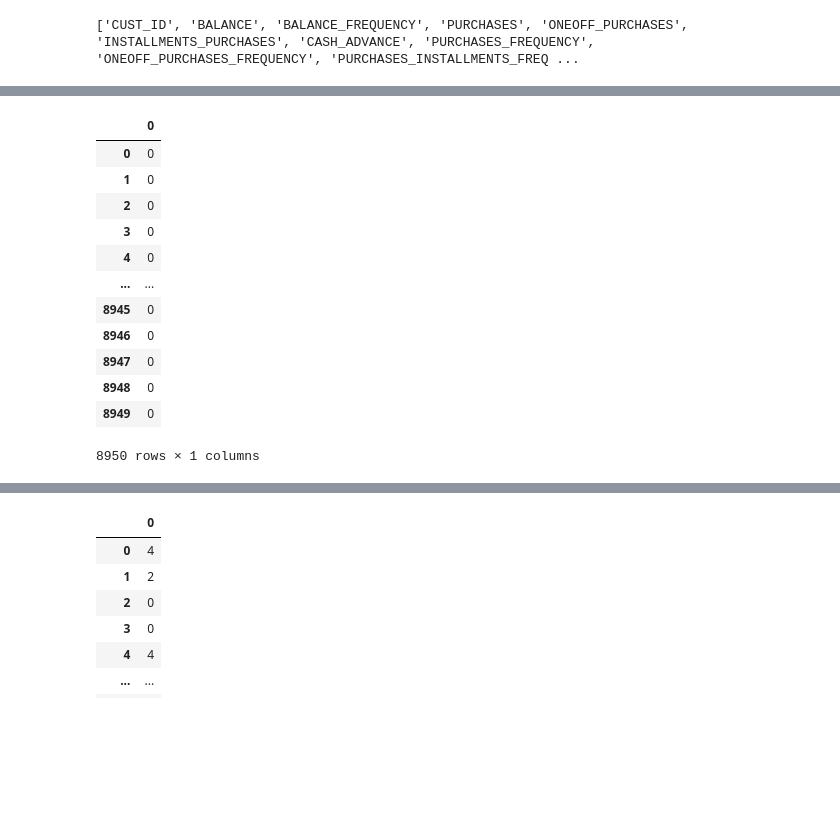
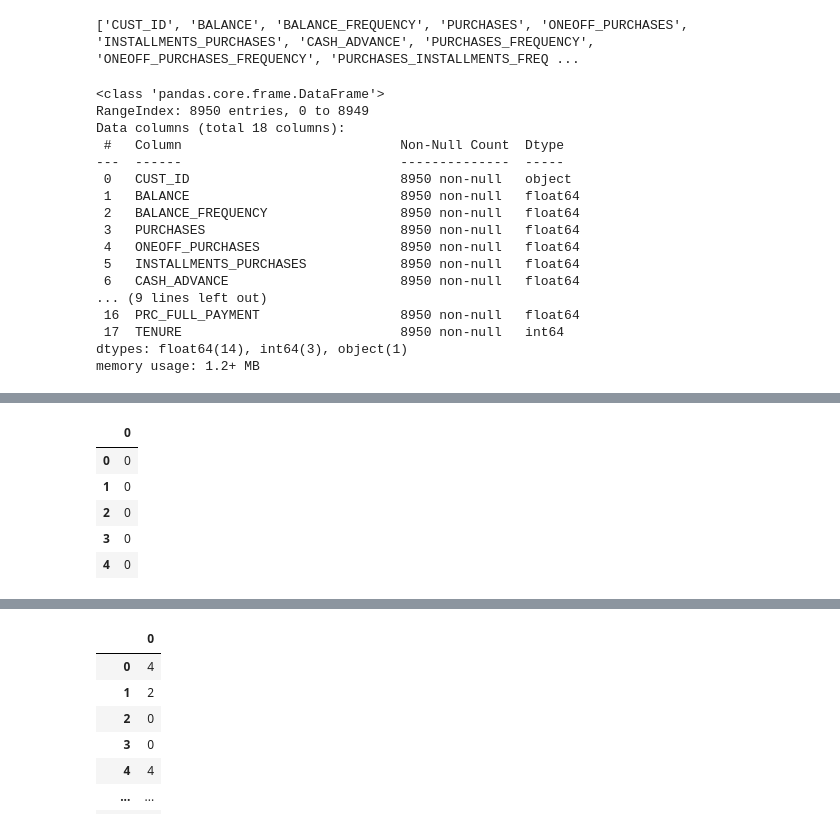
Before and after one commit to isahaji/clustering, a Jupyter notebook: main.ipynb, the cells around one changed output, grey strips where cells are left out. Drawn from its saved outputs; the diff is of its cells as text; code cells hidden in the pictures; blank space fills up the shorter version.

```diff
--- a/main.ipynb
+++ b/main.ipynb
@@ -13,7 +41,26 @@ from sklearn.cluster import KMeans
 # %%
 df = pd.read_csv("cc.csv")
+print(list(df.columns))
+# %% [output]
+['CUST_ID', 'BALANCE', 'BALANCE_FREQUENCY', 'PURCHASES', 'ONEOFF_PURCHASES', 'INSTALLMENTS_PURCHASES', 'CASH_ADVANCE', 'PURCHASES_FREQUENCY', 'ONEOFF_PURCHASES_FREQUENCY', 'PURCHASES_INSTALLMENTS_FREQ ...
-# %%
-print(list(df.columns))
-# %% [output]
-['CUST_ID', 'BALANCE', 'BALANCE_FREQUENCY', 'PURCHASES', 'ONEOFF_PURCHASES', 'INSTALLMENTS_PURCHASES', 'CASH_ADVANCE', 'PURCHASES_FREQUENCY', 'ONEOFF_PURCHASES_FREQUENCY', 'PURCHASES_INSTALLMENTS_FREQ ...
+# %%
+df.info()
+# %% [output]
+<class 'pandas.core.frame.DataFrame'>
+RangeIndex: 8950 entries, 0 to 8949
+Data columns (total 18 columns):
+ #   Column                            Non-Null Count  Dtype
+---  ------                            --------------  -----
+ 0   CUST_ID                           8950 non-null   object
+ 1   BALANCE                           8950 non-null   float64
+ 2   BALANCE_FREQUENCY                 8950 non-null   float64
+ 3   PURCHASES                         8950 non-null   float64
+ 4   ONEOFF_PURCHASES                  8950 non-null   float64
+ 5   INSTALLMENTS_PURCHASES            8950 non-null   float64
+ 6   CASH_ADVANCE                      8950 non-null   float64
+... (9 lines left out)
+ 16  PRC_FULL_PAYMENT                  8950 non-null   float64
+ 17  TENURE                            8950 non-null   int64
+dtypes: float64(14), int64(3), object(1)
+memory usage: 1.2+ MB
 # %%
@@ -33,26 +79,18 @@ df.describe()
 | 75% | 2054.140036 | 1.000000 | 1110.130000 | 577.405000 | 468.637500 | 1113.821139 | ... |
 | max | 19043.138560 | 1.000000 | 49039.570000 | 40761.250000 | 22500.000000 | 47137.211760 | ... |
 # %%
-df = df.drop("CUST_ID", axis=1)
-model=AgglomerativeClustering(n_clusters=5, affinity='euclidean', linkage='complete')
+model=AgglomerativeClustering( affinity='euclidean', linkage='complete')
 clust_labels=model.fit_predict(df)
 # %%
 agglomerative=pd.DataFrame(clust_labels)
-agglomerative
+agglomerative.head()
 # %% [output]
 |  | 0 |
 | 0 | 0 |
 | 1 | 0 |
 | 2 | 0 |
 | 3 | 0 |
 | 4 | 0 |
-| ... | ... |
-| 8945 | 0 |
-| 8946 | 0 |
-| 8947 | 0 |
-| 8948 | 0 |
-| 8949 | 0 |
-8950 rows × 1 columns
 # %%
 fig =plt.figure()
 ax = fig.add_subplot(111)
```
Also changed, not shown: parts of 8 cells of this notebook.
